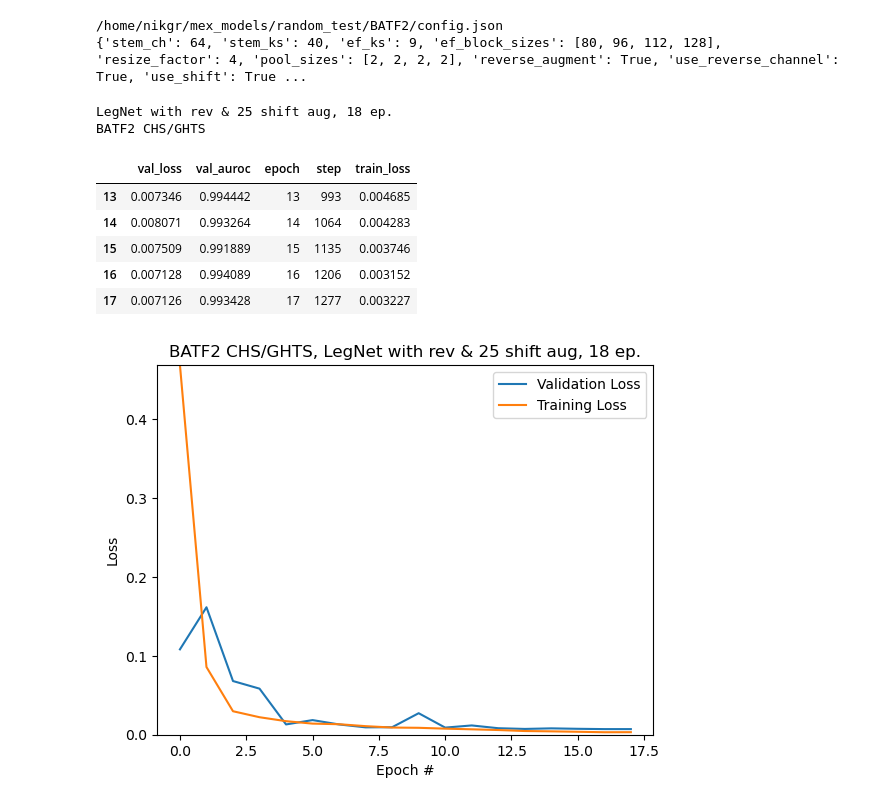
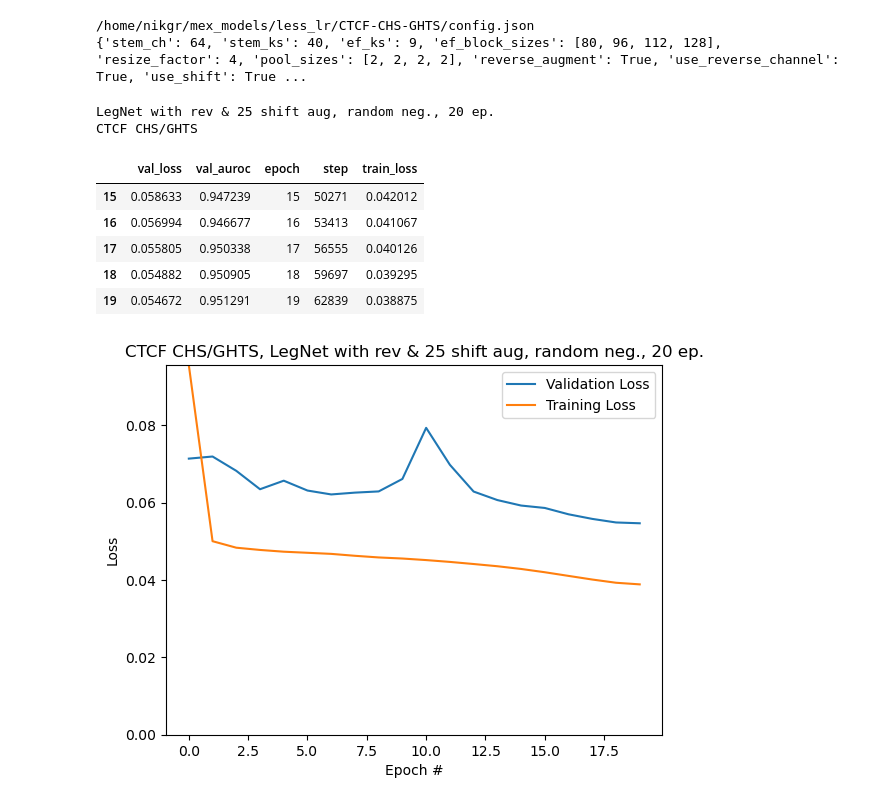
Before and after one commit to nikgr1/mex_legnet, a Jupyter notebook: visualization.ipynb, the cells around one changed output. Drawn from its saved outputs; the diff is of its cells as text; code cells hidden in the pictures.

```diff
--- a/visualization.ipynb
+++ b/visualization.ipynb
@@ -9,7 +9,7 @@ warnings.filterwarnings("ignore", "is_categorical_dtype")
 warnings.filterwarnings("ignore", "use_inf_as_na")
 warnings.filterwarnings("ignore", "is_sparse")
 # %%
-model_name, version = 'random_test/BATF2', 0
+model_name, version = 'less_lr/CTCF-CHS-GHTS', 0
 # model_name, version, run_descr = 'only_one_exp', 0, 'BATF2 GHTS/GHTS'
 path_to_model = '/home/nikgr/mex_models/%s' % model_name
 path_to_metrics = path_to_model + '/model/lightning_logs/version_%d/metrics.csv' % version
@@ -22,10 +22,10 @@ with open(path_to_conf) as f:
     model_config = json.load(f)
 print(model_config)
 # %% [output]
-/home/nikgr/mex_models/random_test/BATF2/config.json
+/home/nikgr/mex_models/less_lr/CTCF-CHS-GHTS/config.json
 {'stem_ch': 64, 'stem_ks': 40, 'ef_ks': 9, 'ef_block_sizes': [80, 96, 112, 128], 'resize_factor': 4, 'pool_sizes': [2, 2, 2, 2], 'reverse_augment': True, 'use_reverse_channel': True, 'use_shift': True ...
 # %%
-def get_aug_info(conf):
+def get_mod_info(conf):
     aug = []
     if conf['reverse_augment']:
         aug.append('rev')
@@ -37,46 +37,47 @@ def get_aug_info(conf):
     else:
         aug[0] = 'with ' + aug[0]
         aug[-1] = aug[-1] + ' aug'
-    return 'LegNet ' + ' & '.join(aug) + f', {conf["epoch_num"]} ep.'
+    aug = ' & '.join(aug)
+    neg = ' & '.join(conf['negatives']) + ' neg.'
+    ep_n = f'{conf["epoch_num"]} ep.'
+    return 'LegNet ' + ', '.join([aug, neg, ep_n])
 
 def get_run_info(conf):
     train_split = conf["train_path"].split("/")
     return f'{train_split[-1]} {train_split[-3]}/{conf["test_path"].split("/")[-3]}'
 
-aug_info = get_aug_info(model_config)
+mod_info = get_mod_info(model_config)
 run_info = get_run_info(model_config)
-print(aug_info)
+print(mod_info)
 print(run_info)
 # %% [output]
-LegNet with rev & 25 shift aug, 18 ep.
-BATF2 CHS/GHTS
+LegNet with rev & 25 shift aug, random neg., 20 ep.
+CTCF CHS/GHTS
 # %%
 metrics_df = pd.read_csv(path_to_metrics, sep=',')
-metrics_df.head()
 left_df = metrics_df[['val_loss', 'val_auroc', 'epoch', 'step']].dropna()
 right_df = metrics_df[['epoch', 'step', 'train_loss']].dropna()
 metrics_df = pd.merge(left_df, right_df, on=['epoch', 'step'])
-metrics_df.head()
 metrics_df.tail()
 # %% [output]
 |  | val_loss | val_auroc | epoch | step | train_loss |
-| 13 | 0.007346 | 0.994442 | 13 | 993 | 0.004685 |
-| 14 | 0.008071 | 0.993264 | 14 | 1064 | 0.004283 |
-| 15 | 0.007509 | 0.991889 | 15 | 1135 | 0.003746 |
-| 16 | 0.007128 | 0.994089 | 16 | 1206 | 0.003152 |
-| 17 | 0.007126 | 0.993428 | 17 | 1277 | 0.003227 |
+| 15 | 0.058633 | 0.947239 | 15 | 50271 | 0.042012 |
+| 16 | 0.056994 | 0.946677 | 16 | 53413 | 0.041067 |
+| 17 | 0.055805 | 0.950338 | 17 | 56555 | 0.040126 |
+| 18 | 0.054882 | 0.950905 | 18 | 59697 | 0.039295 |
+| 19 | 0.054672 | 0.951291 | 19 | 62839 | 0.038875 |
 # %%
 ax = plt.axes()
 ax.set_ylim(0, max(metrics_df['val_loss'].max(), metrics_df['train_loss'].max()))
 plt.plot(metrics_df['epoch'], metrics_df['val_loss'], label='Validation Loss')
 plt.plot(metrics_df['epoch'], metrics_df['train_loss'], label='Training Loss')
-plt.title('%s, %s' % (run_info, aug_info))
+plt.title('%s, %s' % (run_info, mod_info))
 plt.ylabel('Loss')
 plt.xlabel('Epoch #')
 plt.legend(loc='upper right')
 plt.show()
 # %% [output]
-[figure, old version]
+[figure, new version]
 # %%
 ax = plt.axes()
 ax.set_ylim(metrics_df['val_auroc'].min(), 1)
```
Also changed, not shown: parts of 5 cells of this notebook, 1 other file.
